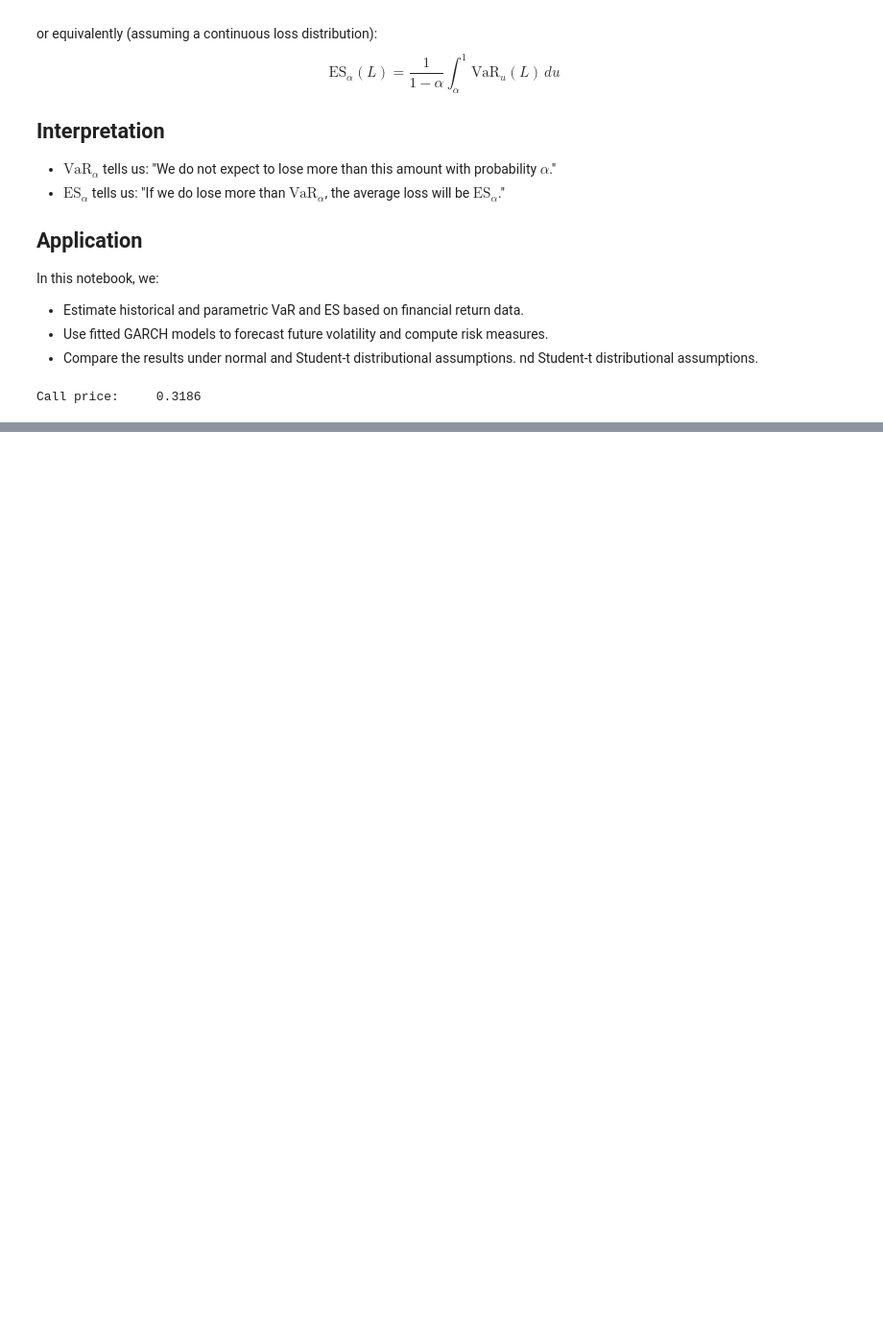
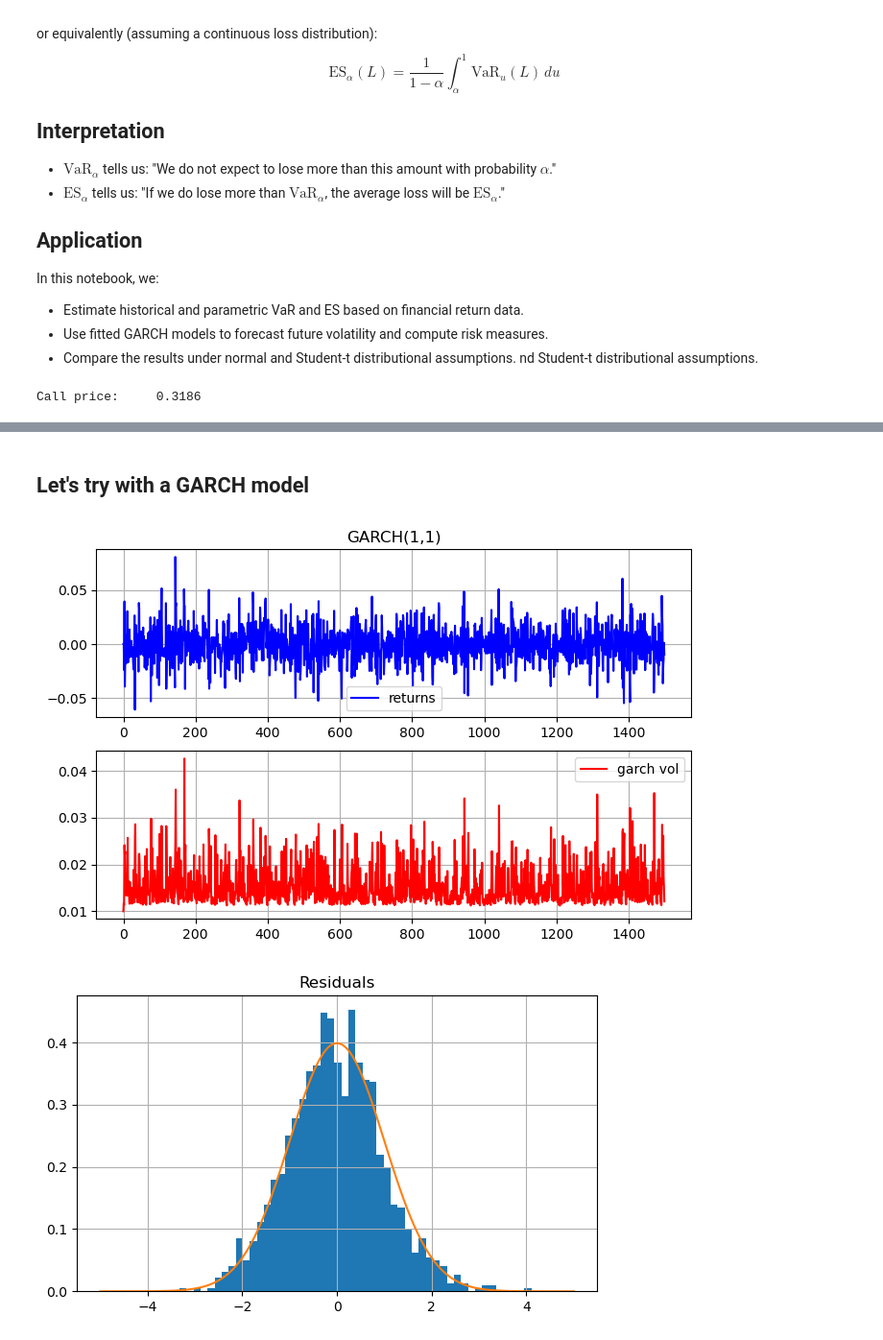
Before and after one commit to NicolaBartolini/GrEnFin_Python_course, a Jupyter notebook: Risk_measures.ipynb, the cells around one changed output, grey strips where cells are left out. Shown: that part at 96% size. Drawn from its saved outputs; the diff is of its cells as text; code cells hidden in the pictures; blank space fills up the shorter version.

```diff
--- a/Risk_measures.ipynb
+++ b/Risk_measures.ipynb
@@ -127,0 +128,2 @@ ES 1%: 0.9999618259991097
+# %% [markdown]
+## Let's try with a GARCH model
@@ -127,0 +134,41 @@ ES 1%: 0.9999618259991097
+# %%
+np.random.seed(2)
+
+mu = 0
+omega = .0001
+alphas = np.array([0.0001])
+phis = np.array([.2])
+
+r0 = 0
+sigma_square0 = .0001
+n_steps = 1500
+
+rt, vol = garch_simulate(1, 1, r0, sigma_square0, mu, omega, alphas, phis, n_steps, 4, 'normal', 1)
+filter_vola, eps = vol_filter(1, 1, rt, mu, omega, alphas, phis)
+# %%
+x = np.linspace(-5, 5, 1000)
+gauss_pdf = norm.pdf(x)
+
+fig, axes = plt.subplots(2, 1, figsize=(8, 5))
+# Top-left plot
+axes[0].plot(rt, label='returns', color='blue')
+axes[0].set_title('GARCH(1,1)')
+axes[0].legend()
+axes[0].grid()
+
+# Bottom-left plot
+axes[1].plot(np.sqrt(vol), label='garch vol', color='red')
+axes[1].set_title(" ")
+axes[1].legend()
+axes[1].grid()
+plt.show()
+
+plt.figure(figsize=(7,4))
+plt.hist(eps, bins=50, density=True)
+plt.plot(x, gauss_pdf)
+plt.grid()
+plt.title('Residuals')
+plt.show()
+# %% [output]
+[figure, added]
+[figure, added]
```
Also changed, not shown: parts of 9 cells of this notebook.
